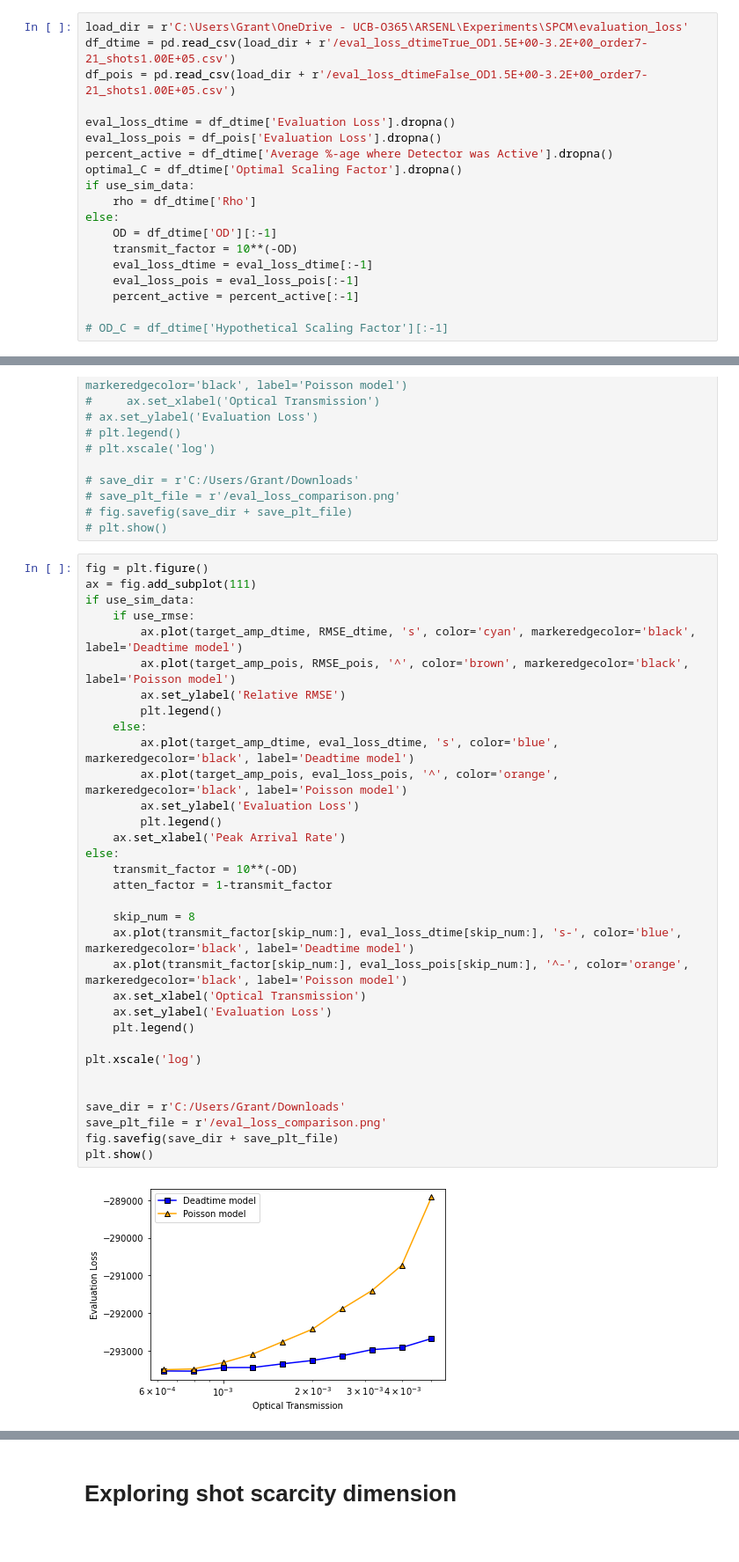
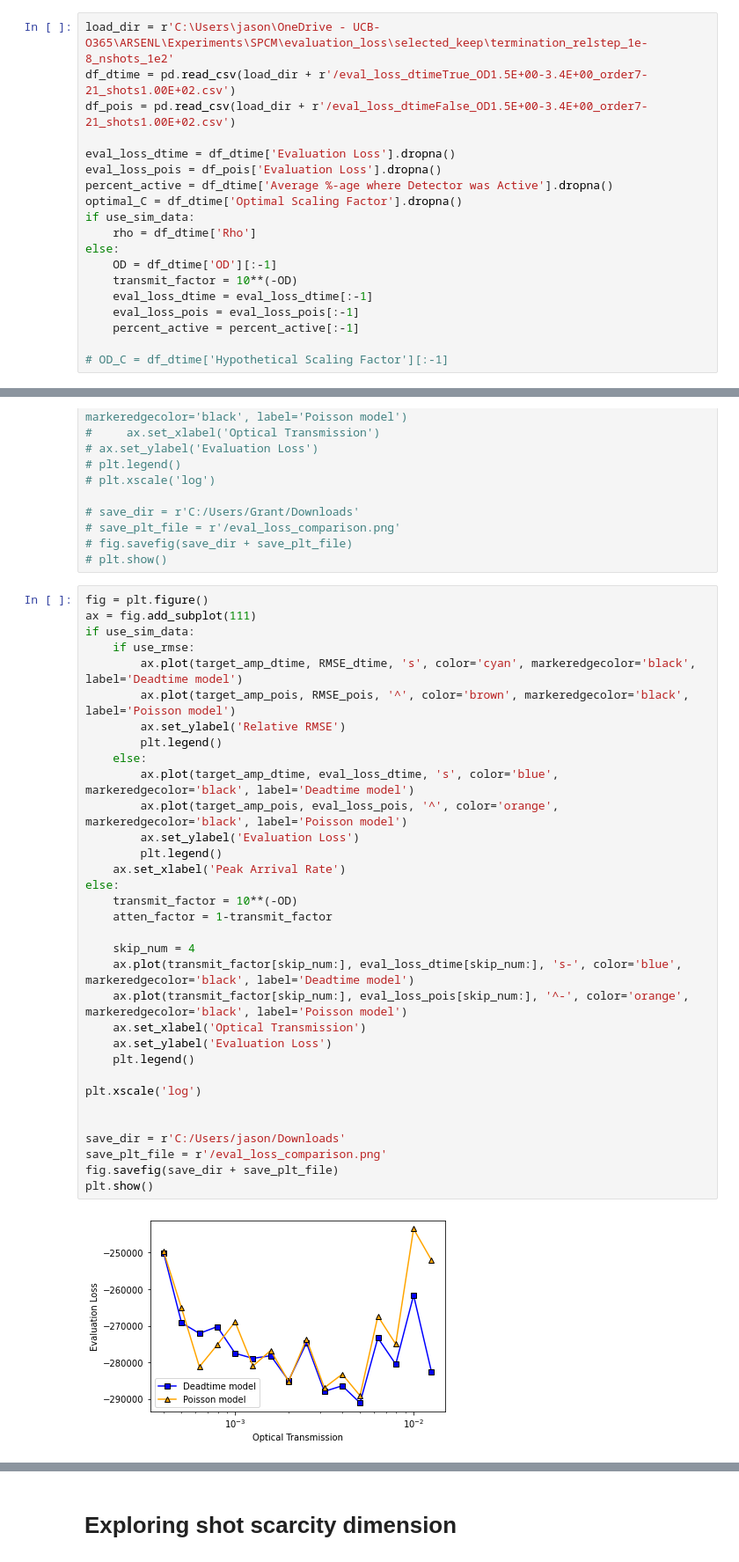
Before and after one commit to gkirchhoff32/ARSENL_backscatter_experiments, a Jupyter notebook: scripts/plot_eval_loss.ipynb, the cells around one changed output, grey strips where cells are left out. Shown at 88% size. Drawn from its saved outputs; the diff is of its cells as text.

Commit message:
plotted nshots 5e5

```diff
--- a/scripts/plot_eval_loss.ipynb
+++ b/scripts/plot_eval_loss.ipynb
@@ -12,9 +12,9 @@ mpl.rcParams.update({"figure.facecolor": "white"})
 use_sim_data = False
 use_rmse = False
 # %%
-load_dir = r'C:\Users\Grant\OneDrive - UCB-O365\ARSENL\Experiments\SPCM\evaluation_loss'
-df_dtime = pd.read_csv(load_dir + r'/eval_loss_dtimeTrue_OD1.5E+00-3.2E+00_order7-21_shots1.00E+05.csv')
-df_pois = pd.read_csv(load_dir + r'/eval_loss_dtimeFalse_OD1.5E+00-3.2E+00_order7-21_shots1.00E+05.csv')
+load_dir = r'C:\Users\jason\OneDrive - UCB-O365\ARSENL\Experiments\SPCM\evaluation_loss\selected_keep\termination_relstep_1e-8_nshots_1e2'
+df_dtime = pd.read_csv(load_dir + r'/eval_loss_dtimeTrue_OD1.5E+00-3.4E+00_order7-21_shots1.00E+02.csv')
+df_pois = pd.read_csv(load_dir + r'/eval_loss_dtimeFalse_OD1.5E+00-3.4E+00_order7-21_shots1.00E+02.csv')
 
 eval_loss_dtime = df_dtime['Evaluation Loss'].dropna()
 eval_loss_pois = df_pois['Evaluation Loss'].dropna()
@@ -70,36 +70,36 @@ fig = plt.figure()
 ax = fig.add_subplot(111)
 if use_sim_data:
     if use_rmse:
         ax.plot(target_amp_dtime, RMSE_dtime, 's', color='cyan', markeredgecolor='black', label='Deadtime model')
         ax.plot(target_amp_pois, RMSE_pois, '^', color='brown', markeredgecolor='black', label='Poisson model')
         ax.set_ylabel('Relative RMSE')
         plt.legend()
     else:
         ax.plot(target_amp_dtime, eval_loss_dtime, 's', color='blue', markeredgecolor='black', label='Deadtime model')
         ax.plot(target_amp_pois, eval_loss_pois, '^', color='orange', markeredgecolor='black', label='Poisson model')
         ax.set_ylabel('Evaluation Loss')
         plt.legend()
     ax.set_xlabel('Peak Arrival Rate')
 else:
     transmit_factor = 10**(-OD)
     atten_factor = 1-transmit_factor
 
-    skip_num = 8
+    skip_num = 4
     ax.plot(transmit_factor[skip_num:], eval_loss_dtime[skip_num:], 's-', color='blue', markeredgecolor='black', label='Deadtime model')
     ax.plot(transmit_factor[skip_num:], eval_loss_pois[skip_num:], '^-', color='orange', markeredgecolor='black', label='Poisson model')
     ax.set_xlabel('Optical Transmission')
     ax.set_ylabel('Evaluation Loss')
     plt.legend()
 
 plt.xscale('log')
 
 
-save_dir = r'C:/Users/Grant/Downloads'
+save_dir = r'C:/Users/jason/Downloads'
 save_plt_file = r'/eval_loss_comparison.png'
 fig.savefig(save_dir + save_plt_file)
 plt.show()
 # %% [output]
-[figure, old version]
+[figure, new version]
 # %%
 # Plot Eval Loss vs Average Active-Detector Percentage
 
```
Also changed, not shown: parts of 1 cell of this notebook, 1 other file.
